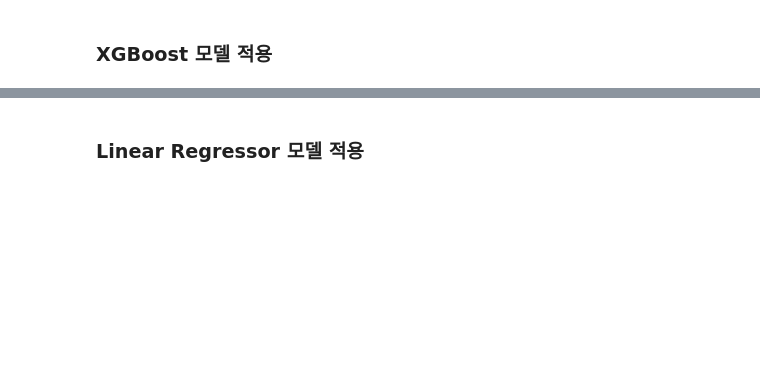
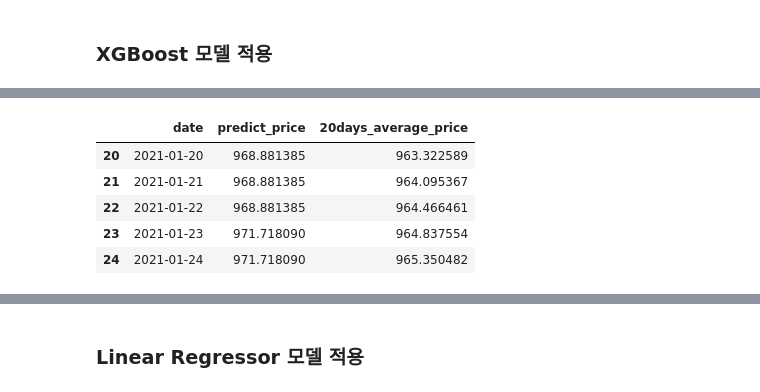
Before and after one commit to Ryong1998/house_price, a Jupyter notebook: EDA_file4.ipynb, the cells around one changed output, grey strips where cells are left out. Saved outputs shown, nothing was run; the diff lists cells and outputs as text; code cells hidden in the pictures; blank space fills up the shorter version.

```diff
--- a/EDA_file4.ipynb
+++ b/EDA_file4.ipynb
@@ -2383,16 +2459,15 @@ from sklearn.ensemble import GradientBoostingRegressor
 from sklearn.model_selection import train_test_split
 from sklearn.metrics import mean_squared_error
 import numpy as np
-
+import plotly.graph_objs as go
 
 # Creating a Gradient Boosting model
-model = GradientBoostingRegressor(n_estimators=70, learning_rate=0.1, max_depth=3, random_state=0)
+model = GradientBoostingRegressor(n_estimators=80, learning_rate=0.1, max_depth=3, random_state=0)
 
 # Training the model on the training set
 model.fit(X_train, y_train)
 
 # Making predictions on the testing set
-y_pred = model.predict(df_final_pred_dataset[train_columns])
 
 final_pred = model.predict(df_final_pred_dataset[train_columns])
 final_pred = final_pred.tolist()
@@ -2417,7 +2492,7 @@ trace2 = go.Scatter(
 
 # Combining the traces and creating the layout
 data = [trace1, trace2]
-layout = go.Layout(title='Final XGBoost Regressor Predict future price for total dataset', xaxis=dict(title='Date'), yaxis=dict(title='평당가격'))
+layout = go.Layout(title='Final Gradient Boosting Regressor Predict future price for total dataset', xaxis=dict(title='Date'), yaxis=dict(title='평당가격'))
 
 # Creating the figure and plotting it
 fig = go.Figure(data=data, layout=layout)
@@ -2426,0 +2504,10 @@ fig.show()
+# %%
+import pandas as pd
+
+df_with_average_move = pd.DataFrame({'date':df_final_pred_dataset['future_date'], 'predict_price':final_pred})
+df_with_average_move.reset_index(inplace=True,drop=True)
+print(df_with_average_move.info())
+print()
+print(len(df_with_average_move))
+print()
+df_with_average_move.head()
@@ -2426,0 +2533,19 @@ fig.show()
+# %%
+# 30일 지수 평균 이동선 생성
+for cal_index in range(20,len(df_with_average_move)):
+    start_index = cal_index-20
+    sum_value = 0
+    for i in range(start_index, cal_index):
+        sum_value += df_with_average_move.loc[i]['predict_price']
+
+    df_with_average_move.loc[cal_index,'20days_average_price'] = sum_value/20
+# %%
+df_with_average_move = df_with_average_move.dropna(subset=['20days_average_price'])
+df_with_average_move.head()
+# %% [output]
+|  | date | predict_price | 20days_average_price |
+| 20 | 2021-01-20 | 968.881385 | 963.322589 |
+| 21 | 2021-01-21 | 968.881385 | 964.095367 |
+| 22 | 2021-01-22 | 968.881385 | 964.466461 |
+| 23 | 2021-01-23 | 971.718090 | 964.837554 |
+| 24 | 2021-01-24 | 971.718090 | 965.350482 |
```
Also changed, not shown: parts of 38 cells of this notebook.
